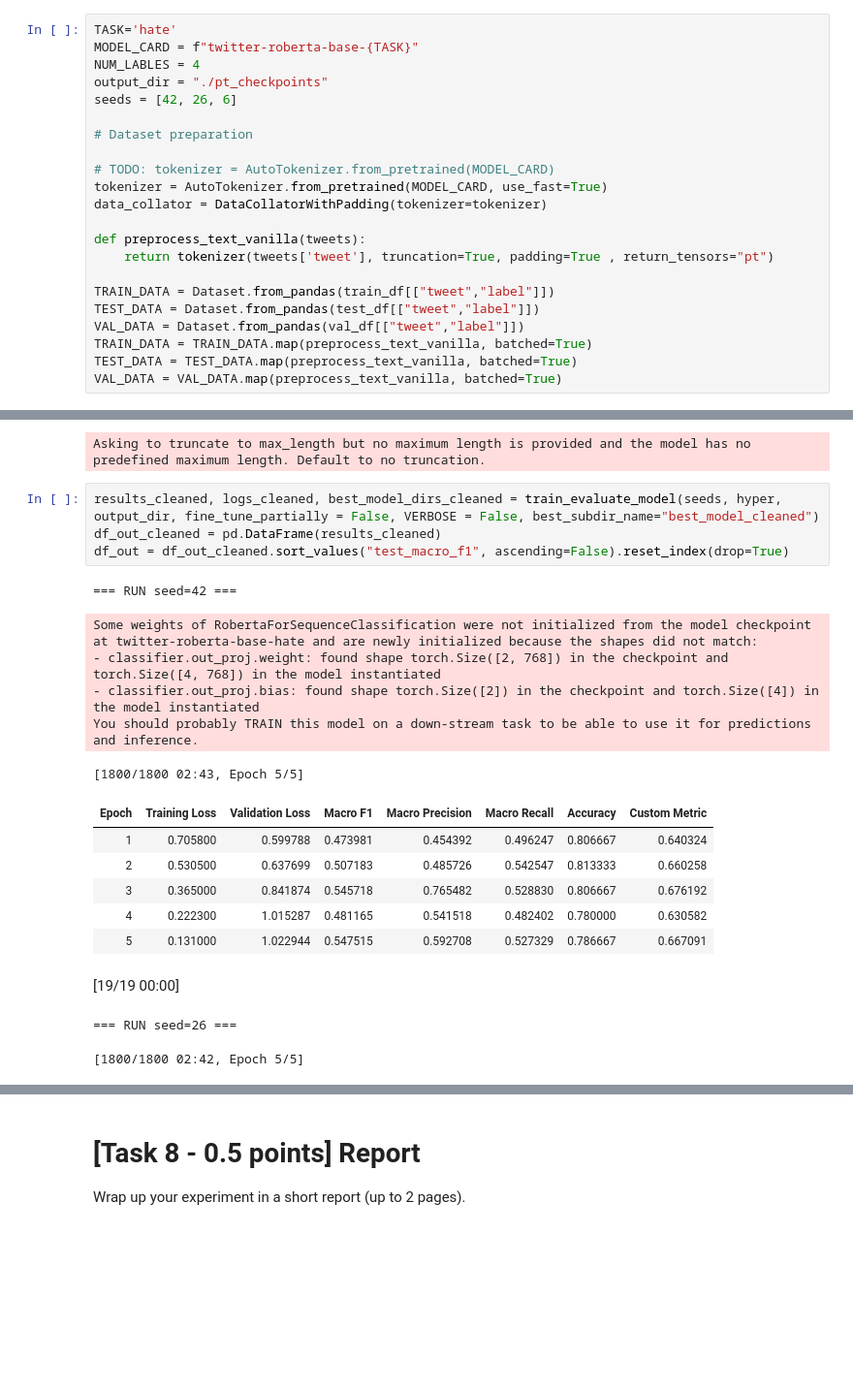
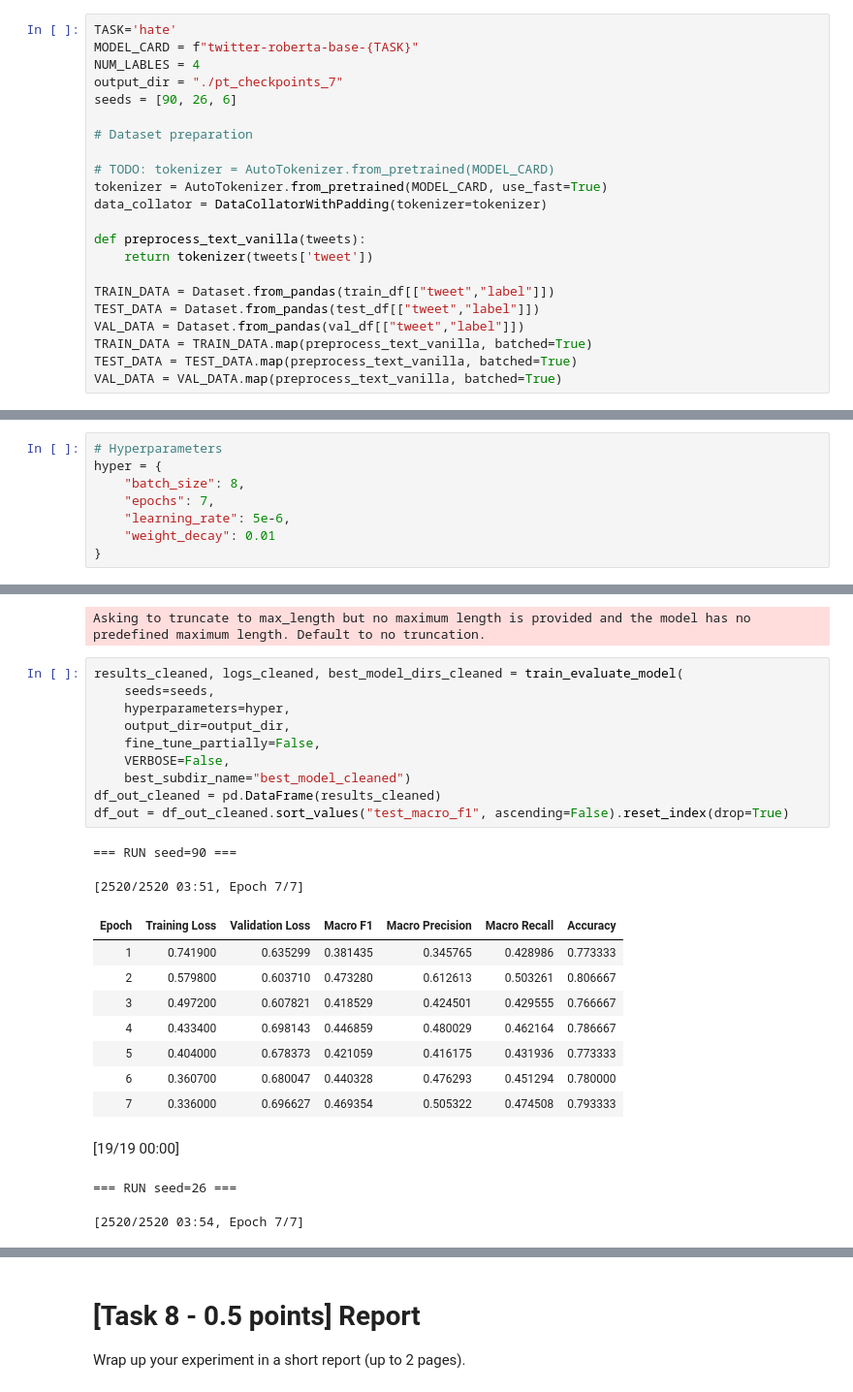
Before and after one commit to 26leonardo/NLP_project, a Jupyter notebook: A1/Assignment1-2526.ipynb, the cells around one changed output, grey strips where cells are left out. Shown at 97% size. Cells and saved outputs as stored; diff of their text form; blank space fills up the shorter version.

```diff
--- a/A1/Assignment1-2526.ipynb
+++ b/A1/Assignment1-2526.ipynb
@@ -838,8 +1361,8 @@ In this section, you will use a transformer model specifically trained for hate
 TASK='hate'
 MODEL_CARD = f"twitter-roberta-base-{TASK}"
 NUM_LABLES = 4
-output_dir = "./pt_checkpoints"
-seeds = [42, 26, 6]
+output_dir = "./pt_checkpoints_7"
+seeds = [90, 26, 6]
 
 # Dataset preparation
 
@@ -848,7 +1371,7 @@ tokenizer = AutoTokenizer.from_pretrained(MODEL_CARD, use_fast=True)
 data_collator = DataCollatorWithPadding(tokenizer=tokenizer)
 
 def preprocess_text_vanilla(tweets):
-    return tokenizer(tweets['tweet'], truncation=True, padding=True , return_tensors="pt")
+    return tokenizer(tweets['tweet'])
 
 TRAIN_DATA = Dataset.from_pandas(train_df[["tweet","label"]])
 TEST_DATA = Dataset.from_pandas(test_df[["tweet","label"]])
@@ -1552,3 +1412,11 @@ Best model, according to F1, is the one with the seed = 6
+# %%
+# Hyperparameters
+hyper = {
+    "batch_size": 8,
+    "epochs": 7,
+    "learning_rate": 5e-6,
+    "weight_decay": 0.01
+}
 # %% [markdown]
 ### Partial Fine-tuning
 # %%
@@ -1651,22 +1693,26 @@ VAL_DATA = VAL_DATA.map(preprocess_text_precleaned, batched=True)
 # %% [output]
 Asking to truncate to max_length but no maximum length is provided and the model has no predefined maximum length. Default to no truncation.
 # %%
-results_cleaned, logs_cleaned, best_model_dirs_cleaned = train_evaluate_model(seeds, hyper, output_dir, fine_tune_partially = False, VERBOSE = False, best_subdir_name="best_model_cleaned")
+results_cleaned, logs_cleaned, best_model_dirs_cleaned = train_evaluate_model(
+    seeds=seeds,
+    hyperparameters=hyper,
+    output_dir=output_dir,
+    fine_tune_partially=False,
+    VERBOSE=False,
+    best_subdir_name="best_model_cleaned")
 df_out_cleaned = pd.DataFrame(results_cleaned)
 df_out = df_out_cleaned.sort_values("test_macro_f1", ascending=False).reset_index(drop=True)
 # %% [output]
-=== RUN seed=42 ===
+=== RUN seed=90 ===
-Some weights of RobertaForSequenceClassification were not initialized from the model checkpoint at twitter-roberta-base-hate and are newly initialized because the shapes did not match:
-- classifier.out_proj.weight: found shape torch.Size([2, 768]) in the checkpoint and torch.Size([4, 768]) in the model instantiated
-- classifier.out_proj.bias: found shape torch.Size([2]) in the checkpoint and torch.Size([4]) in the model instantiated
-You should probably TRAIN this model on a down-stream task to be able to use it for predictions and inference.
+[2520/2520 03:51, Epoch 7/7]
-[1800/1800 02:43, Epoch 5/5]
-| Epoch | Training Loss | Validation Loss | Macro F1 | Macro Precision | Macro Recall | Accuracy | Custom Metric |
-| 1 | 0.705800 | 0.599788 | 0.473981 | 0.454392 | 0.496247 | 0.806667 | 0.640324 |
-| 2 | 0.530500 | 0.637699 | 0.507183 | 0.485726 | 0.542547 | 0.813333 | 0.660258 |
-| 3 | 0.365000 | 0.841874 | 0.545718 | 0.765482 | 0.528830 | 0.806667 | 0.676192 |
-| 4 | 0.222300 | 1.015287 | 0.481165 | 0.541518 | 0.482402 | 0.780000 | 0.630582 |
-| 5 | 0.131000 | 1.022944 | 0.547515 | 0.592708 | 0.527329 | 0.786667 | 0.667091 |
+| Epoch | Training Loss | Validation Loss | Macro F1 | Macro Precision | Macro Recall | Accuracy |
+| 1 | 0.741900 | 0.635299 | 0.381435 | 0.345765 | 0.428986 | 0.773333 |
+| 2 | 0.579800 | 0.603710 | 0.473280 | 0.612613 | 0.503261 | 0.806667 |
+| 3 | 0.497200 | 0.607821 | 0.418529 | 0.424501 | 0.429555 | 0.766667 |
+| 4 | 0.433400 | 0.698143 | 0.446859 | 0.480029 | 0.462164 | 0.786667 |
+| 5 | 0.404000 | 0.678373 | 0.421059 | 0.416175 | 0.431936 | 0.773333 |
+| 6 | 0.360700 | 0.680047 | 0.440328 | 0.476293 | 0.451294 | 0.780000 |
+| 7 | 0.336000 | 0.696627 | 0.469354 | 0.505322 | 0.474508 | 0.793333 |
 [19/19 00:00]
+=== RUN seed=26 ===
-=== RUN seed=26 ===
+[2520/2520 03:54, Epoch 7/7]
-[1800/1800 02:42, Epoch 5/5]
```
Also changed, not shown: parts of 43 cells of this notebook, 7 other files.
